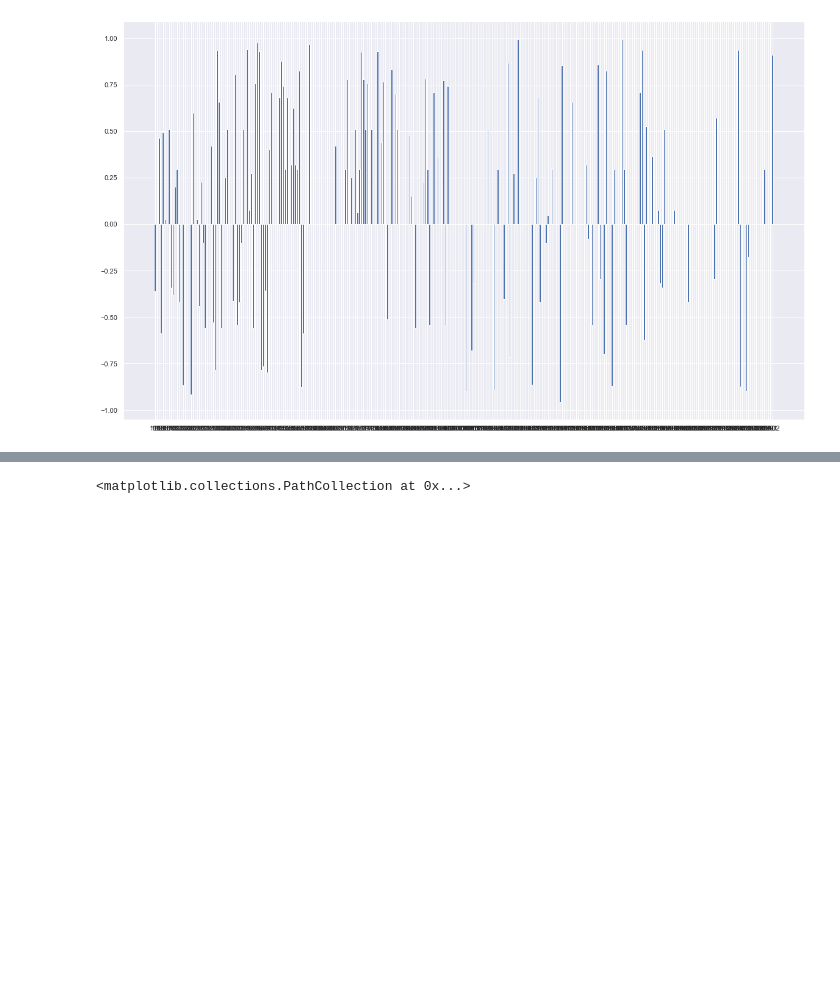
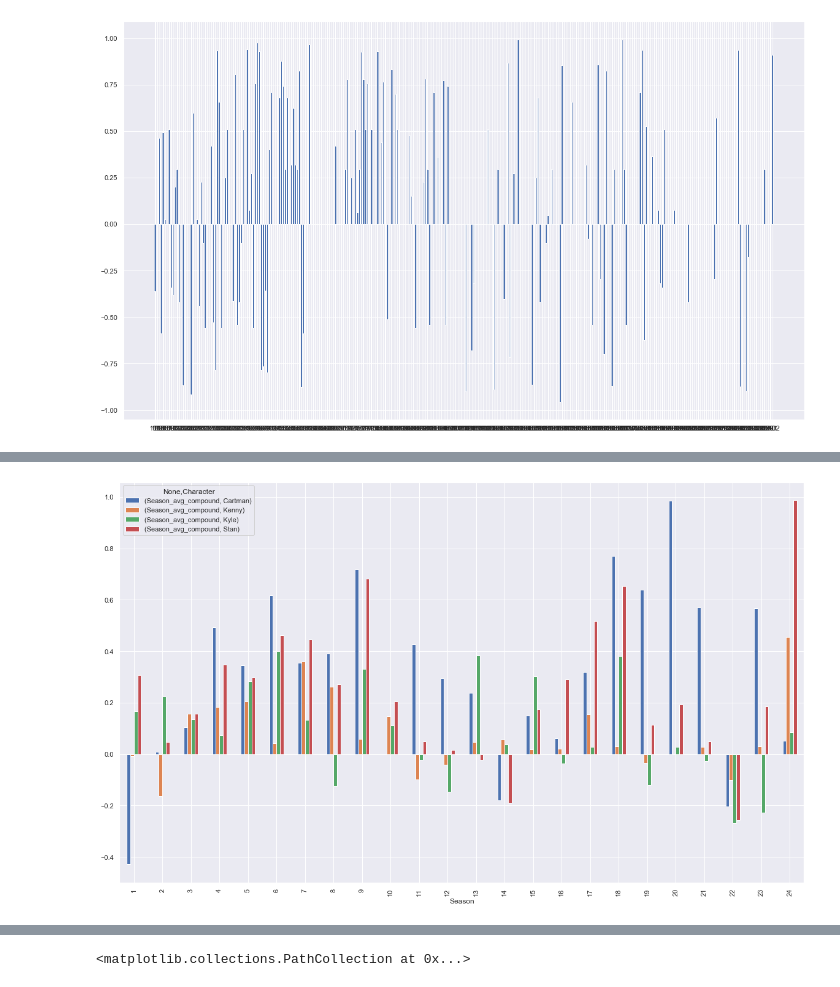
Before and after one commit to marcuskbrandt/socialgraphs, a Jupyter notebook: Episodes_sentimen_analysis.ipynb, the cells around one changed output, grey strips where cells are left out. Cells and saved outputs as stored; diff of their text form; code cells hidden in the pictures; blank space fills up the shorter version.

```diff
--- a/Episodes_sentimen_analysis.ipynb
+++ b/Episodes_sentimen_analysis.ipynb
@@ -288,0 +314,5 @@ plt.bar(df_char_lines[df_char_lines.Character == 'Kenny'].Episode, df_char_lines
+# %%
+test = df_char_lines.groupby(['Season', 'Character']).agg(Season_avg_compound=('compound', 'mean')).unstack('Character')\
+        .plot(kind='bar',figsize=(20,12))
+# %% [output]
+[figure, added]
```
Also changed, not shown: parts of 9 cells of this notebook.
